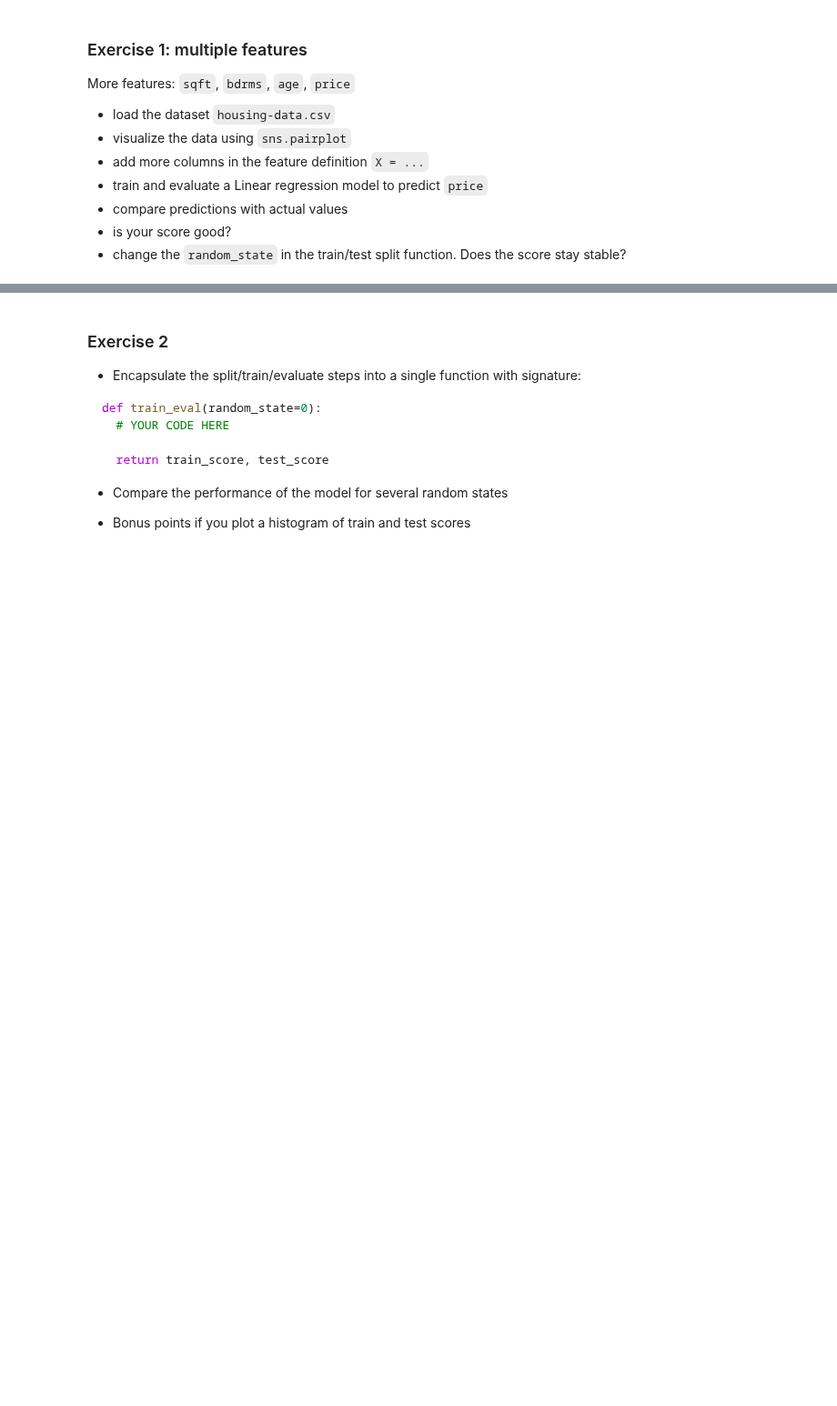
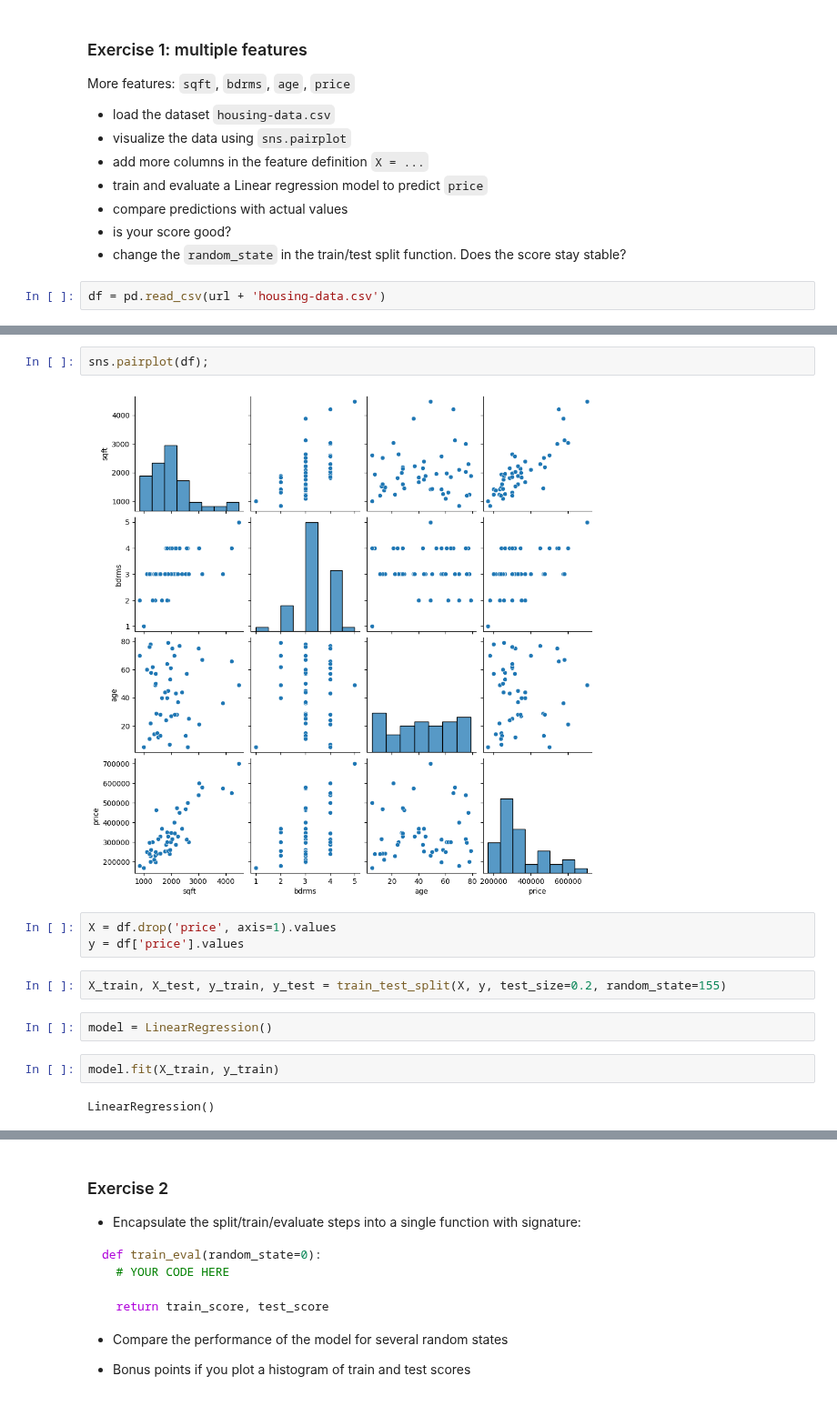
Before and after one commit to jg2kpy/tesis-prep, a Jupyter notebook: src/ML/regression/Regression_with_Scikit_Learn.ipynb, the cells around one changed output, grey strips where cells are left out. Shown at 91% size. Drawn from its saved outputs; the diff is of its cells as text; blank space fills up the shorter version.

Commit message:
Linear Regression

```diff
--- a/src/ML/regression/Regression_with_Scikit_Learn.ipynb
+++ b/src/ML/regression/Regression_with_Scikit_Learn.ipynb
@@ -96,3 +115,5 @@ More features: `sqft`, `bdrms`, `age`, `price`
 - compare predictions with actual values
 - is your score good?
 - change the `random_state` in the train/test split function. Does the score stay stable?
+# %%
+df = pd.read_csv(url + 'housing-data.csv')
@@ -98,0 +143,15 @@ More features: `sqft`, `bdrms`, `age`, `price`
+# %%
+sns.pairplot(df);
+# %% [output]
+[figure, added]
+# %%
+X = df.drop('price', axis=1).values
+y = df['price'].values
+# %%
+X_train, X_test, y_train, y_test = train_test_split(X, y, test_size=0.2, random_state=155)
+# %%
+model = LinearRegression()
+# %%
+model.fit(X_train, y_train)
+# %% [output]
+LinearRegression()
```
Also changed, not shown: parts of 24 cells of this notebook.
